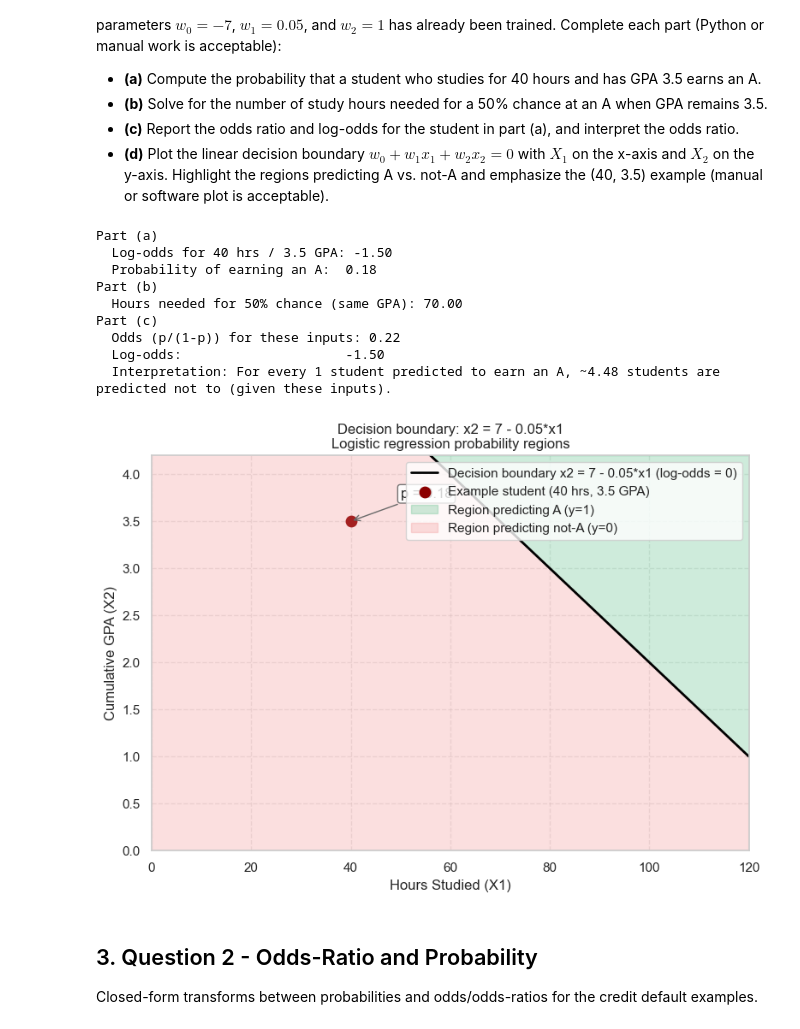
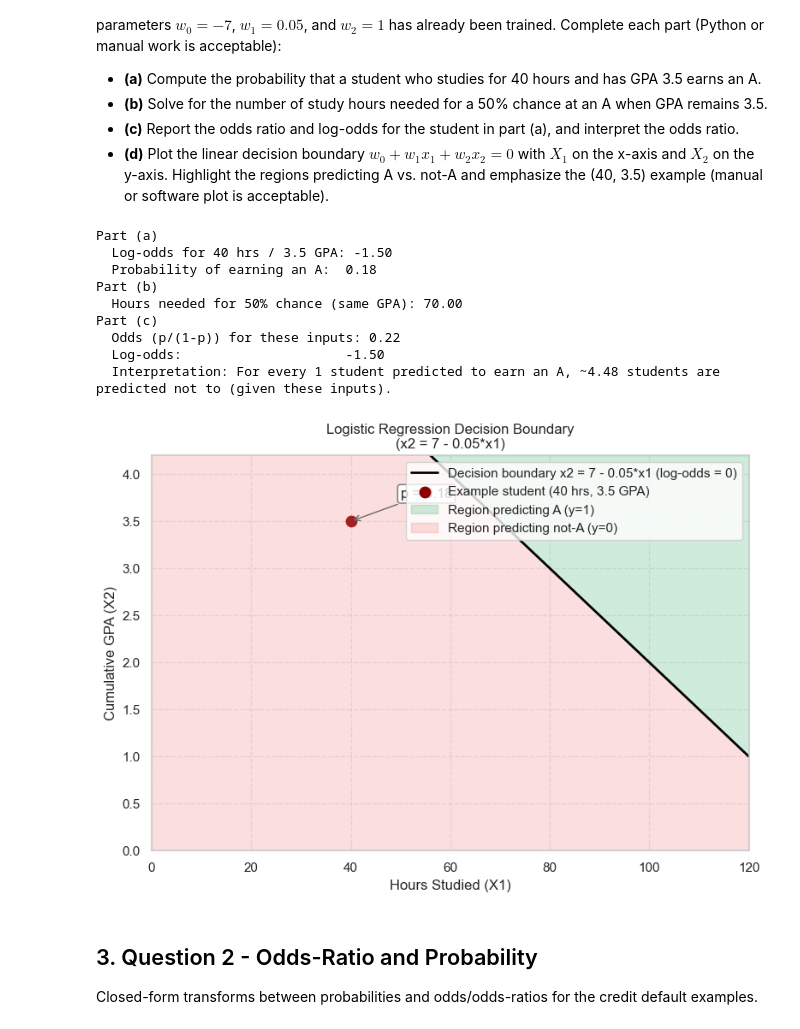
Before and after one commit to albertoquiroga-ctrl/exchange-data-concepts, a Jupyter notebook: Assignment 2.ipynb, the cells around one changed output. Saved outputs shown, nothing was run; the diff lists cells and outputs as text; code cells hidden in the pictures.

```diff
--- a/Assignment 2.ipynb
+++ b/Assignment 2.ipynb
@@ -222,35 +222,35 @@ plt.fill_between(
     color="lightcoral",
     alpha=0.25,
     label="Region predicting not-A (y=0)",
 )
 
 plt.annotate(
     f"p = {prob_a:.2f}",
     xy=(hours_example, gpa_example),
     xytext=(hours_example + 10, gpa_example + 0.25),
     arrowprops=dict(arrowstyle="->", color="dimgray"),
     bbox=dict(boxstyle="round,pad=0.2", fc="white", ec="dimgray", alpha=0.9),
 )
 
-plt.title("Decision boundary: x2 = 7 - 0.05*x1\nLogistic regression probability regions")
+plt.title("Logistic Regression Decision Boundary\n(x2 = 7 - 0.05*x1)")
 plt.xlabel("Hours Studied (X1)")
 plt.ylabel("Cumulative GPA (X2)")
 plt.ylim(0, 4.2)
 plt.xlim(0, 120)
 plt.grid(True, linestyle="--", alpha=0.4)
 plt.legend(loc="upper right")
 plt.show()
 # %% [output]
 Part (a)
   Log-odds for 40 hrs / 3.5 GPA: -1.50
   Probability of earning an A:  0.18
 Part (b)
   Hours needed for 50% chance (same GPA): 70.00
 Part (c)
   Odds (p/(1-p)) for these inputs: 0.22
   Log-odds:                     -1.50
   Interpretation: For every 1 student predicted to earn an A, ~4.48 students are predicted not to (given these inputs).
-[figure, old version]
+[figure, new version]
 # %% [markdown]
 ## 3. Question 2 - Odds-Ratio and Probability
 
```
Also changed, not shown: parts of 3 cells of this notebook.
